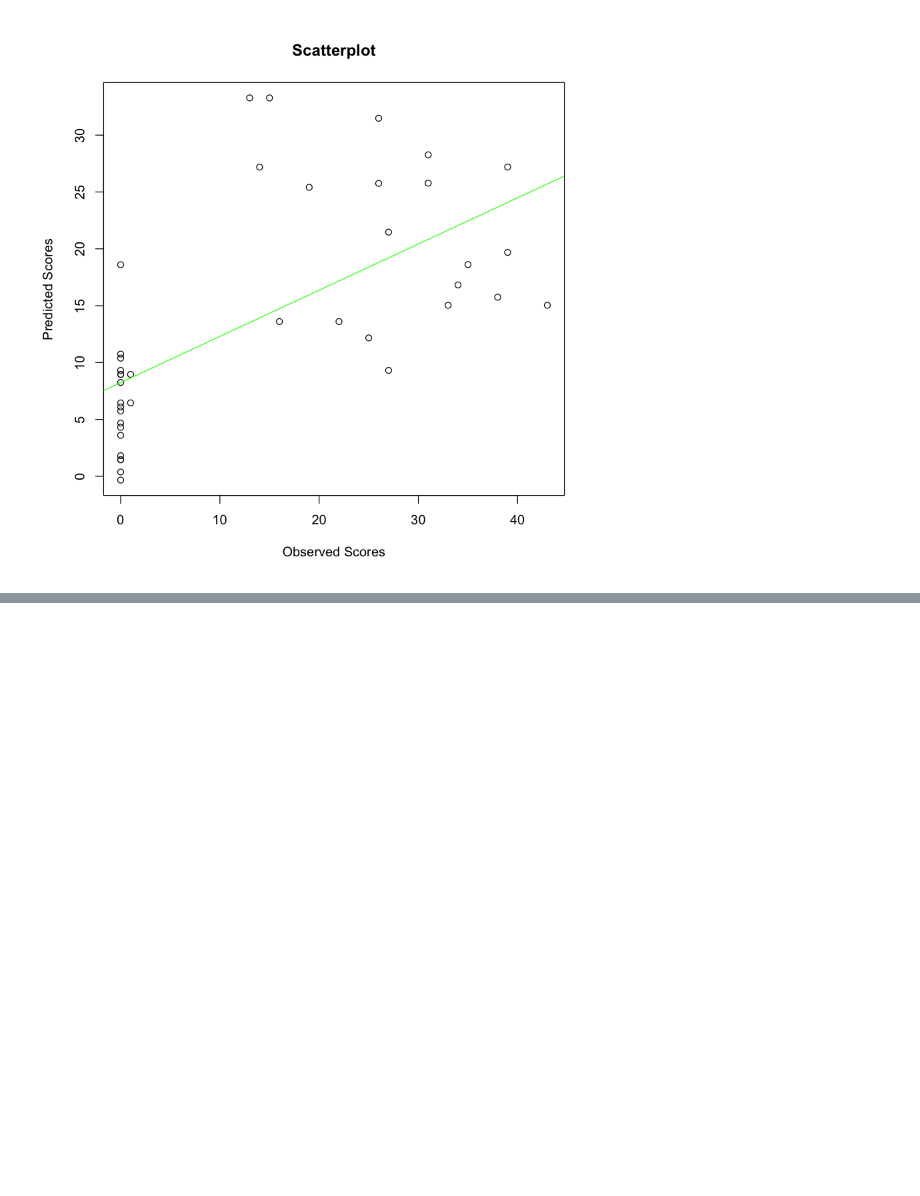
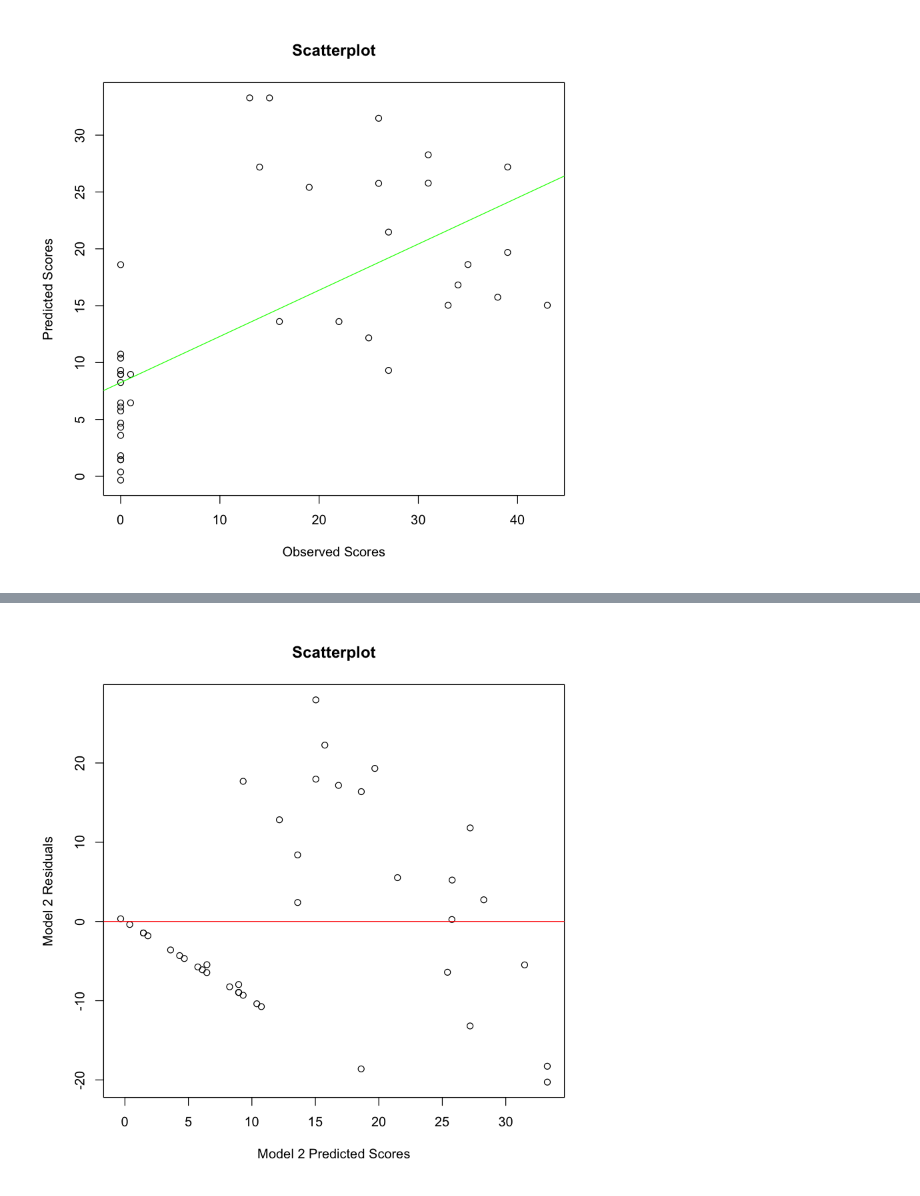
Before and after one commit to slzdevsnp/learn, a Jupyter notebook: intro_stat_corr_regr/correlation_regression_nb.ipynb, the cells around one changed output, grey strips where cells are left out. Drawn from its saved outputs; the diff is of its cells as text; code cells hidden in the pictures; blank space fills up the shorter version.

```diff
--- a/intro_stat_corr_regr/correlation_regression_nb.ipynb
+++ b/intro_stat_corr_regr/correlation_regression_nb.ipynb
@@ -269,0 +288,8 @@ abline(lm(predicted ~impact$sym2),col = "green")
+# %%
+predicted <- fitted(model_2)
+# Plot the residuals against the predicted symptom scores
+plot(residual ~ predicted, main = "Scatterplot"
+     ,xlab="Model 2 Predicted Scores", ylab="Model 2 Residuals" )
+abline(lm(residual~predicted),col="red")
+# %% [output]
+[figure, added]
```
Also changed, not shown: parts of 3 cells of this notebook, 1 other file.
